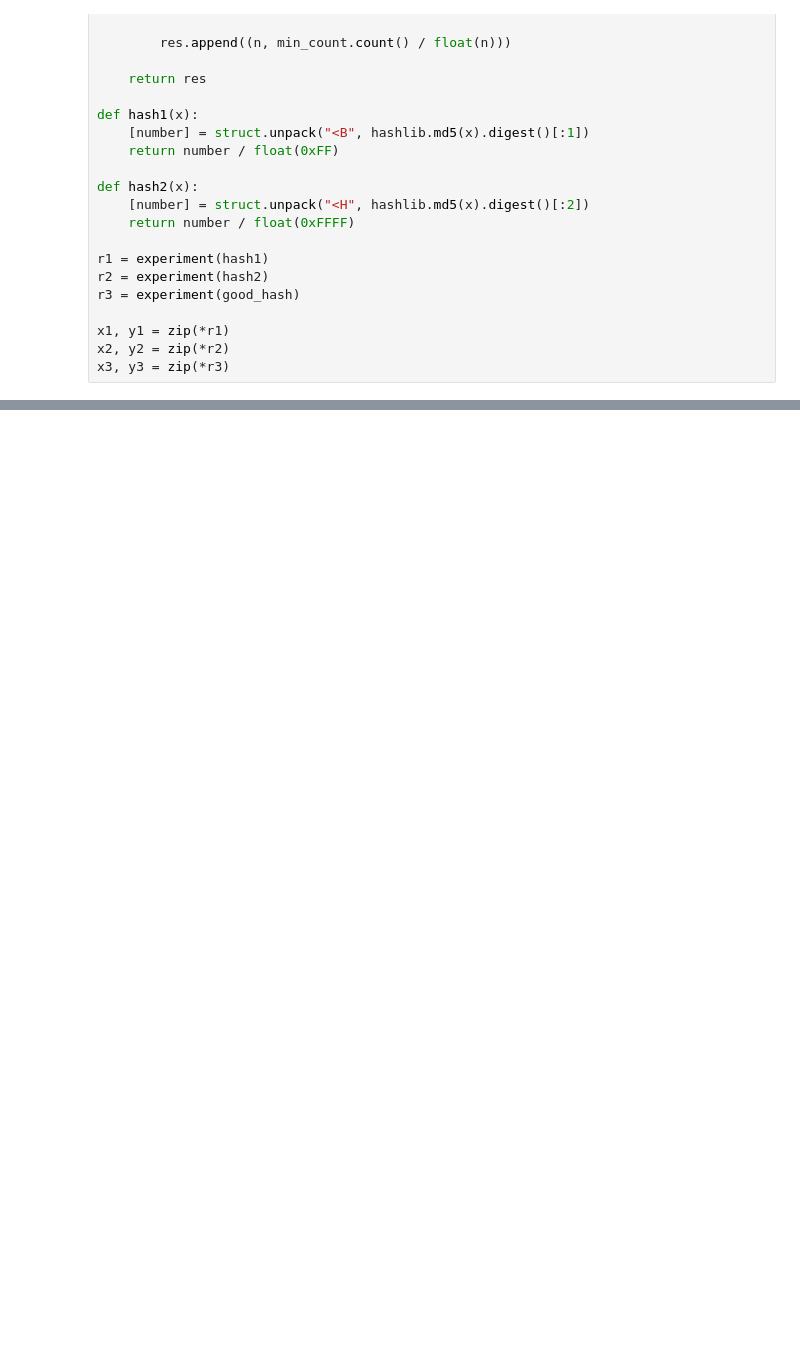
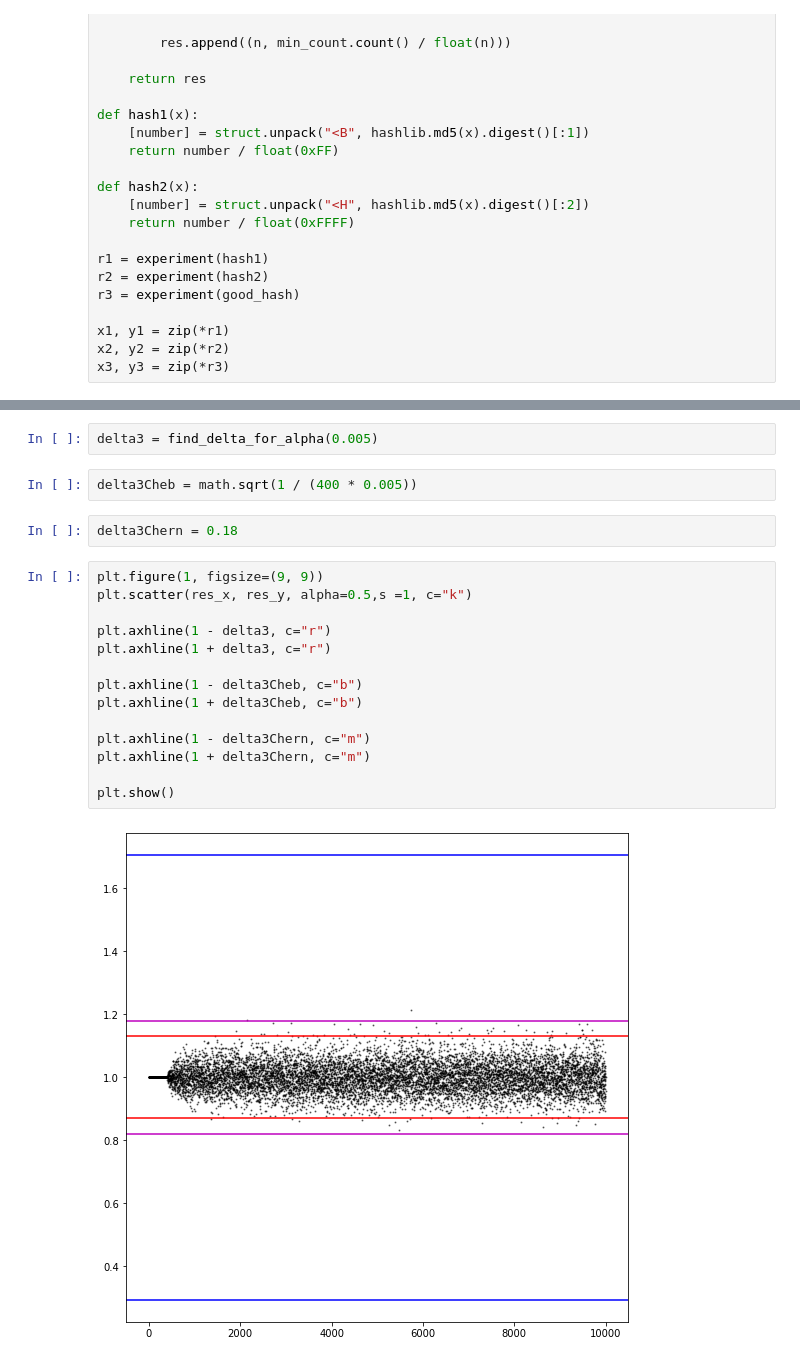
Before and after one commit to yurtsiv/pwr, a Jupyter notebook: masters/semester-1/alg-analysis/notebook/Lab 2.ipynb, the cells around one changed output, grey strips where cells are left out. Saved outputs shown, nothing was run; the diff lists cells and outputs as text; blank space fills up the shorter version.

```diff
--- a/masters/semester-1/alg-analysis/notebook/Lab 2.ipynb
+++ b/masters/semester-1/alg-analysis/notebook/Lab 2.ipynb
@@ -138,0 +202,22 @@ plt.show()
+# %%
+delta3 = find_delta_for_alpha(0.005)
+# %%
+delta3Cheb = math.sqrt(1 / (400 * 0.005))
+# %%
+delta3Chern = 0.18
+# %%
+plt.figure(1, figsize=(9, 9))
+plt.scatter(res_x, res_y, alpha=0.5,s =1, c="k")
+
+plt.axhline(1 - delta3, c="r")
+plt.axhline(1 + delta3, c="r")
+
+plt.axhline(1 - delta3Cheb, c="b")
+plt.axhline(1 + delta3Cheb, c="b")
+
+plt.axhline(1 - delta3Chern, c="m")
+plt.axhline(1 + delta3Chern, c="m")
+
+plt.show()
+# %% [output]
+[figure, added]
```
Also changed, not shown: parts of 20 cells of this notebook, 1 other file.
